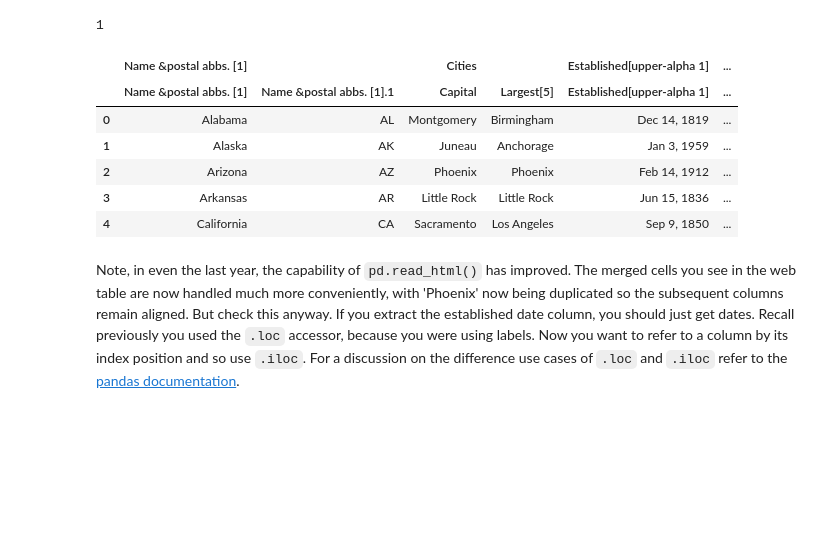
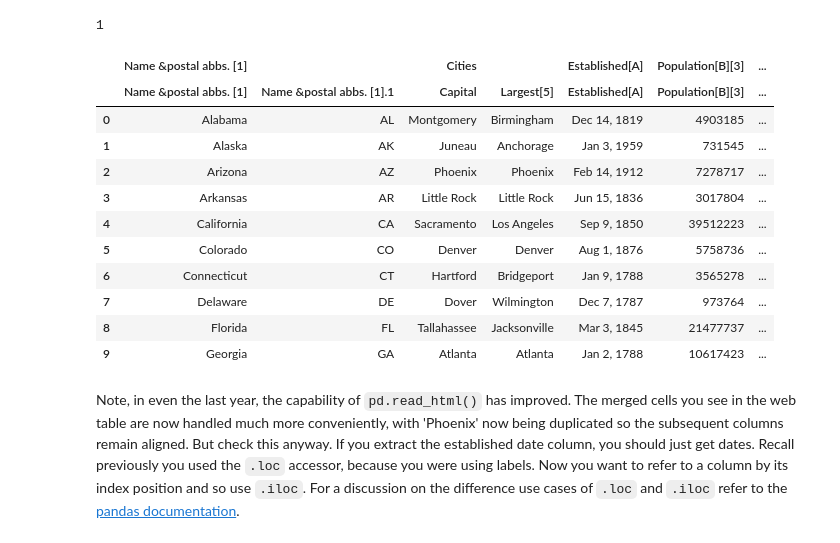
Before and after one commit to asridharan-phl/DataScienceGuidedCapstone, a Jupyter notebook: Notebooks/02_data_wrangling.ipynb, the cells around one changed output. Drawn from its saved outputs; the diff is of its cells as text; code cells hidden in the pictures; blank space fills up the shorter version.

```diff
--- a/Notebooks/02_data_wrangling.ipynb
+++ b/Notebooks/02_data_wrangling.ipynb
@@ -756,7 +869,7 @@ Population and area data for the US states can be obtained from [wikipedia](http
 #Code task 29#
 #Use pandas' `read_html` method to read the table from the URL below
 states_url = 'https://simple.wikipedia.org/w/index.php?title=List_of_U.S._states&oldid=7168473'
-usa_states = pd.___(___)
+usa_states = pd.read_html(states_url)
 # %%
 type(usa_states)
 # %% [output]
@@ -767,14 +880,19 @@ len(usa_states)
 1
 # %%
 usa_states = usa_states[0]
-usa_states.head()
+usa_states.head(10)
 # %% [output]
-|  | Name &postal abbs. [1] |  | Cities |  | Established[upper-alpha 1] | ... |
-|  | Name &postal abbs. [1] | Name &postal abbs. [1].1 | Capital | Largest[5] | Established[upper-alpha 1] | ... |
-| 0 | Alabama | AL | Montgomery | Birmingham | Dec 14, 1819 | ... |
-| 1 | Alaska | AK | Juneau | Anchorage | Jan 3, 1959 | ... |
-| 2 | Arizona | AZ | Phoenix | Phoenix | Feb 14, 1912 | ... |
-| 3 | Arkansas | AR | Little Rock | Little Rock | Jun 15, 1836 | ... |
-| 4 | California | CA | Sacramento | Los Angeles | Sep 9, 1850 | ... |
+|  | Name &postal abbs. [1] |  | Cities |  | Established[A] | Population[B][3] | ... |
+|  | Name &postal abbs. [1] | Name &postal abbs. [1].1 | Capital | Largest[5] | Established[A] | Population[B][3] | ... |
+| 0 | Alabama | AL | Montgomery | Birmingham | Dec 14, 1819 | 4903185 | ... |
+| 1 | Alaska | AK | Juneau | Anchorage | Jan 3, 1959 | 731545 | ... |
+| 2 | Arizona | AZ | Phoenix | Phoenix | Feb 14, 1912 | 7278717 | ... |
+| 3 | Arkansas | AR | Little Rock | Little Rock | Jun 15, 1836 | 3017804 | ... |
+| 4 | California | CA | Sacramento | Los Angeles | Sep 9, 1850 | 39512223 | ... |
+| 5 | Colorado | CO | Denver | Denver | Aug 1, 1876 | 5758736 | ... |
+| 6 | Connecticut | CT | Hartford | Bridgeport | Jan 9, 1788 | 3565278 | ... |
+| 7 | Delaware | DE | Dover | Wilmington | Dec 7, 1787 | 973764 | ... |
+| 8 | Florida | FL | Tallahassee | Jacksonville | Mar 3, 1845 | 21477737 | ... |
+| 9 | Georgia | GA | Atlanta | Atlanta | Jan 2, 1788 | 10617423 | ... |
 # %% [markdown]
 Note, in even the last year, the capability of `pd.read_html()` has improved. The merged cells you see in the web table are now handled much more conveniently, with 'Phoenix' now being duplicated so the subsequent columns remain aligned. But check this anyway. If you extract the established date column, you should just get dates. Recall previously you used the `.loc` accessor, because you were using labels. Now you want to refer to a column by its index position and so use `.iloc`. For a discussion on the difference use cases of `.loc` and `.iloc` refer to the [pandas documentation](https://pandas.pydata.org/pandas-docs/stable/user_guide/indexing.html).
```
Also changed, not shown: parts of 44 cells of this notebook.
